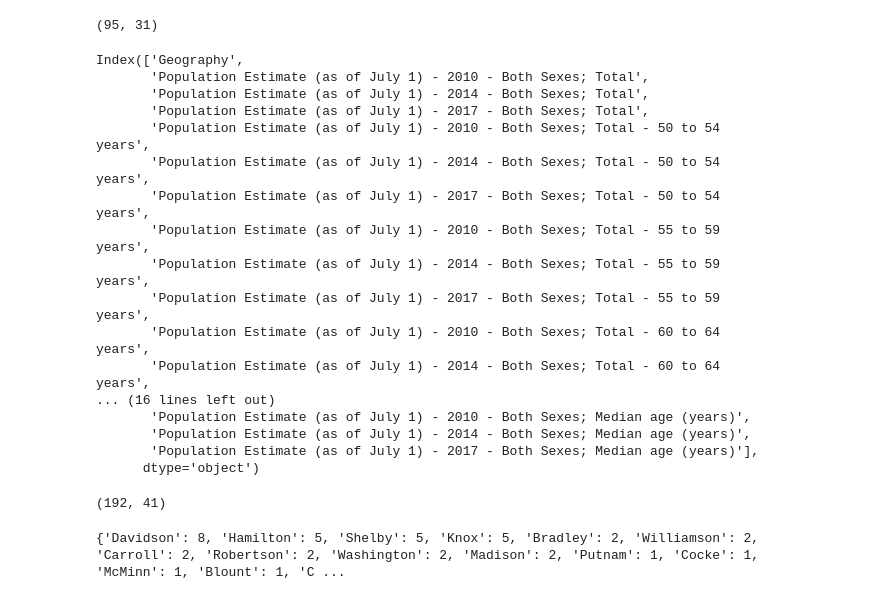
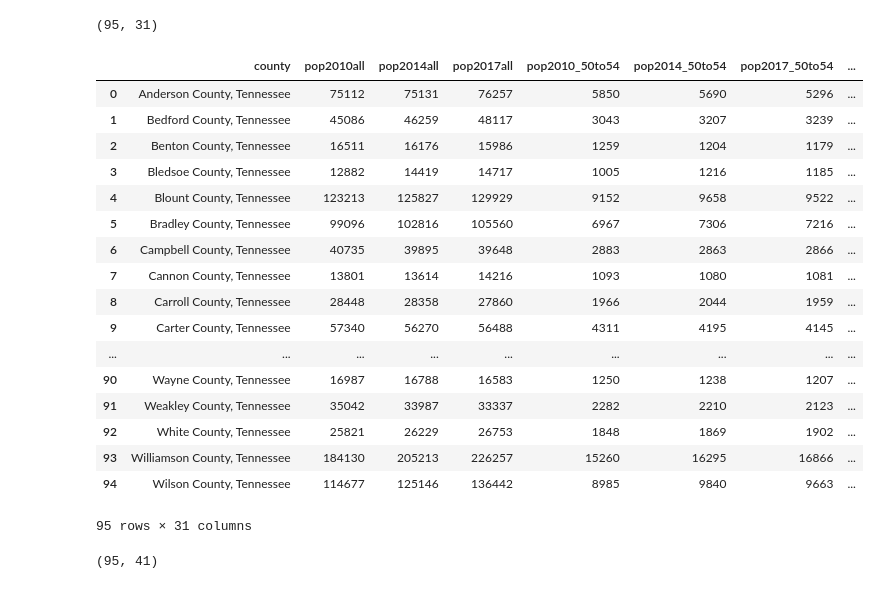
Before and after one commit to blackmonica/vanderbilt-aspire-data-essentials, a Jupyter notebook: Smile.ipynb, the cells around one changed output. Drawn from its saved outputs; the diff is of its cells as text; code cells hidden in the pictures.

```diff
--- a/Smile.ipynb
+++ b/Smile.ipynb
@@ -160,23 +122,28 @@ pop_df = pop_df.drop(final_list, axis =1)
 pop_df.shape
 # %% [output]
 (95, 31)
+# %%
+pop_df.columns =['county', 'pop2010all', 'pop2014all', 'pop2017all', 'pop2010_50to54','pop2014_50to54', 'pop2017_50to54', 'pop2010_55to59', 'pop2014_55to59', 'pop2017_55to59', 'pop2010_60to64', 'pop2014_60to64', 'pop2017_60to64',
+    'pop2010_65to69', 'pop2014_65to69', 'pop2017_65to69', 'pop2010_70to74', 'pop2014_70to74', 'pop2017_70to74', 'pop2010_75to79', 'pop2014_75to79', 'pop2017_75to79', 'pop2010_80to84', 'pop2014_80to84', 'pop2017_80to84',
+    'pop2010_85over', 'pop2014_85over', 'pop2017_85over', 'median_age_2010', 'median_age_2014', 'median_age_2017']
 # %%
-pop_df.columns
+pop_df
 # %% [output]
+|  | county | pop2010all | pop2014all | pop2017all | pop2010_50to54 | pop2014_50to54 | pop2017_50to54 | ... |
+| 0 | Anderson County, Tennessee | 75112 | 75131 | 76257 | 5850 | 5690 | 5296 | ... |
+| 1 | Bedford County, Tennessee | 45086 | 46259 | 48117 | 3043 | 3207 | 3239 | ... |
+| 2 | Benton County, Tennessee | 16511 | 16176 | 15986 | 1259 | 1204 | 1179 | ... |
+| 3 | Bledsoe County, Tennessee | 12882 | 14419 | 14717 | 1005 | 1216 | 1185 | ... |
+| 4 | Blount County, Tennessee | 123213 | 125827 | 129929 | 9152 | 9658 | 9522 | ... |
+| 5 | Bradley County, Tennessee | 99096 | 102816 | 105560 | 6967 | 7306 | 7216 | ... |
+| 6 | Campbell County, Tennessee | 40735 | 39895 | 39648 | 2883 | 2863 | 2866 | ... |
+| 7 | Cannon County, Tennessee | 13801 | 13614 | 14216 | 1093 | 1080 | 1081 | ... |
+| 8 | Carroll County, Tennessee | 28448 | 28358 | 27860 | 1966 | 2044 | 1959 | ... |
+| 9 | Carter County, Tennessee | 57340 | 56270 | 56488 | 4311 | 4195 | 4145 | ... |
+| ... | ... | ... | ... | ... | ... | ... | ... | ... |
+| 90 | Wayne County, Tennessee | 16987 | 16788 | 16583 | 1250 | 1238 | 1207 | ... |
+| 91 | Weakley County, Tennessee | 35042 | 33987 | 33337 | 2282 | 2210 | 2123 | ... |
+| 92 | White County, Tennessee | 25821 | 26229 | 26753 | 1848 | 1869 | 1902 | ... |
+| 93 | Williamson County, Tennessee | 184130 | 205213 | 226257 | 15260 | 16295 | 16866 | ... |
+| 94 | Wilson County, Tennessee | 114677 | 125146 | 136442 | 8985 | 9840 | 9663 | ... |
-Index(['Geography',
-       'Population Estimate (as of July 1) - 2010 - Both Sexes; Total',
-       'Population Estimate (as of July 1) - 2014 - Both Sexes; Total',
-       'Population Estimate (as of July 1) - 2017 - Both Sexes; Total',
-       'Population Estimate (as of July 1) - 2010 - Both Sexes; Total - 50 to 54 years',
-       'Population Estimate (as of July 1) - 2014 - Both Sexes; Total - 50 to 54 years',
-       'Population Estimate (as of July 1) - 2017 - Both Sexes; Total - 50 to 54 years',
-       'Population Estimate (as of July 1) - 2010 - Both Sexes; Total - 55 to 59 years',
-       'Population Estimate (as of July 1) - 2014 - Both Sexes; Total - 55 to 59 years',
-       'Population Estimate (as of July 1) - 2017 - Both Sexes; Total - 55 to 59 years',
-       'Population Estimate (as of July 1) - 2010 - Both Sexes; Total - 60 to 64 years',
-       'Population Estimate (as of July 1) - 2014 - Both Sexes; Total - 60 to 64 years',
-... (16 lines left out)
-       'Population Estimate (as of July 1) - 2010 - Both Sexes; Median age (years)',
-       'Population Estimate (as of July 1) - 2014 - Both Sexes; Median age (years)',
-       'Population Estimate (as of July 1) - 2017 - Both Sexes; Median age (years)'],
-      dtype='object')
+95 rows × 31 columns
@@ -185,11 +155,8 @@ pop_df = pop_df.rename(columns = {'Geography':'County'})
 # %%
-pop_and_cancer = pd.merge(pop_df,cancer_df,on = 'County', how = 'outer')
+pop_and_cancer = pd.merge(pop_df,cancer_df,on = 'county', how = 'outer')
 pop_and_cancer.shape
 # %% [output]
-(192, 41)
+(95, 41)
 # %%
-hospice_per_county = hospice_df['County Name'].value_counts().to_dict()
-print(hospice_per_county)
+hospice_per_county = hospice_df['county'].value_counts().to_dict()
-# %% [output]
-{'Davidson': 8, 'Hamilton': 5, 'Shelby': 5, 'Knox': 5, 'Bradley': 2, 'Williamson': 2, 'Carroll': 2, 'Robertson': 2, 'Washington': 2, 'Madison': 2, 'Putnam': 1, 'Cocke': 1, 'McMinn': 1, 'Blount': 1, 'C ...
 # %%
```
Also changed, not shown: parts of 19 cells of this notebook.
